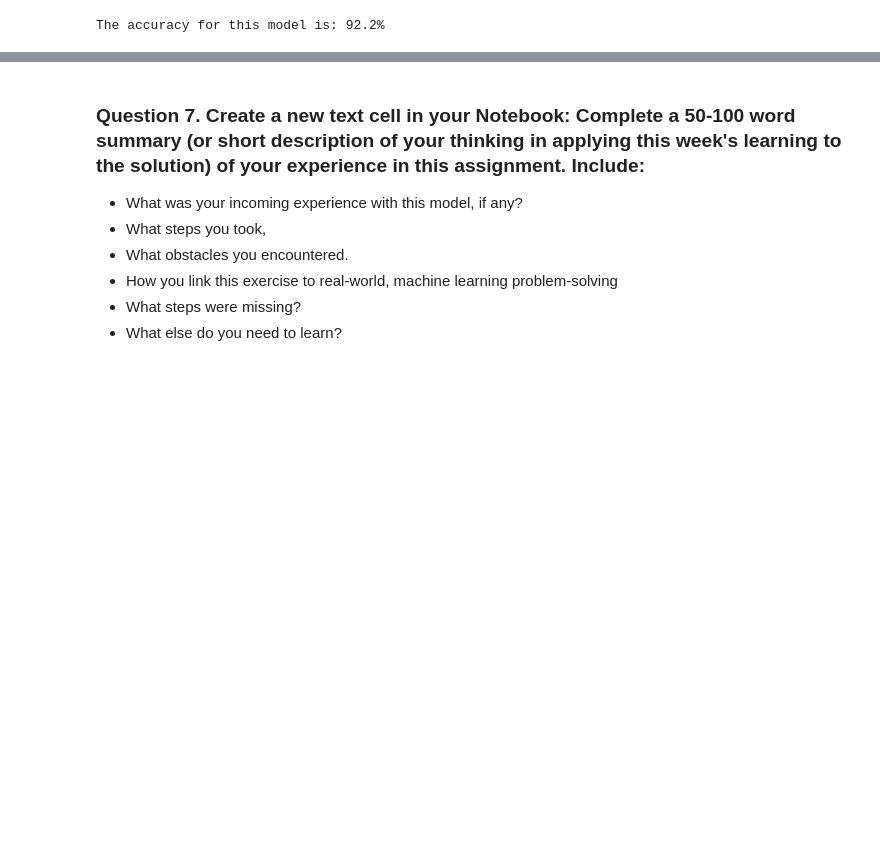
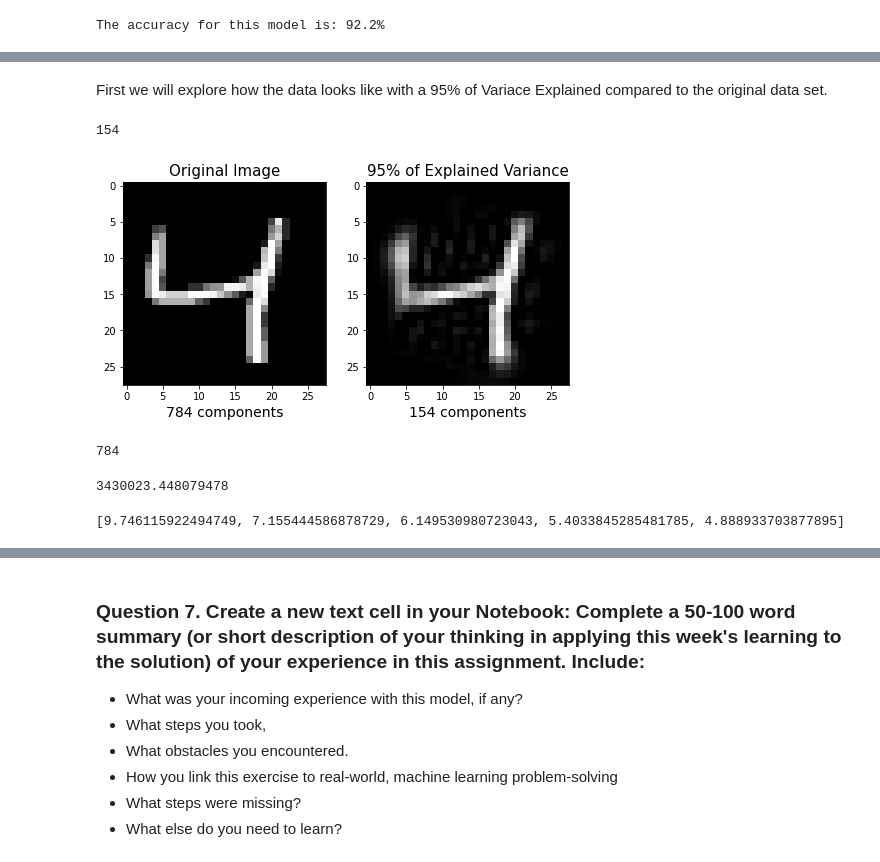
Before and after one commit to rodolfolermacontreras/ML_1_Assignment_10, a Jupyter notebook: ML510-Assignment8-RodolfoLerma.ipynb, the cells around one changed output, grey strips where cells are left out. Saved outputs shown, nothing was run; the diff lists cells and outputs as text; code cells hidden in the pictures; blank space fills up the shorter version.

```diff
--- a/ML510-Assignment8-RodolfoLerma.ipynb
+++ b/ML510-Assignment8-RodolfoLerma.ipynb
@@ -56,4 +107,6 @@ Size of the dataframe: (70000, 786)
 # %%
+feat_cols = df.columns.tolist()
+feat_cols.remove('label')
 plt.gray()
 fig = plt.figure( figsize=(16,7) )
 for i in range(0,15):
@@ -147,0 +195,50 @@ The accuracy for this model is: 92.2%
+# %% [markdown]
+First we will explore how the data looks like with a 95% of Variace Explained compared to the original data set.
+# %%
+pca_new = PCA(.95)
+# %%
+lower_dimensional_data = pca_new.fit_transform(mnist.data)
+# %%
+pca_new.n_components_
+# %% [output]
+154
+# %%
+approximation = pca_new.inverse_transform(lower_dimensional_data)
+array = np.array(df[feat_cols].iloc[2].tolist())
+# %%
+plt.figure(figsize=(8,4));
+
+#Original Image
+plt.subplot(1, 2, 1);
+plt.imshow(array.reshape(28,28),
+              cmap = plt.cm.gray, interpolation='nearest',
+              clim=(0, 255));
+plt.xlabel('784 components', fontsize = 14)
+plt.title('Original Image', fontsize = 15);
+
+# 154 principal components
+plt.subplot(1, 2, 2);
+plt.imshow(approximation[2].reshape(28, 28),
+              cmap = plt.cm.gray, interpolation='nearest',
+              clim=(0, 255));
+plt.xlabel('154 components', fontsize = 14)
+plt.title('95% of Explained Variance', fontsize = 15);
+# %% [output]
+[figure, added]
+# %%
+pca = PCA()
+pca.fit(mnist.data)
+pca.n_components_
+# %% [output]
+784
+# %%
+# Summing explained variance
+tot = sum(pca.explained_variance_)
+tot
+# %% [output]
+3430023.448079478
+# %%
+var_exp = [(i/tot)*100 for i in sorted(pca.explained_variance_, reverse=True)]
+print(var_exp[0:5])
+# %% [output]
+[9.746115922494749, 7.155444586878729, 6.149530980723043, 5.4033845285481785, 4.888933703877895]
```
Also changed, not shown: parts of 28 cells of this notebook.
